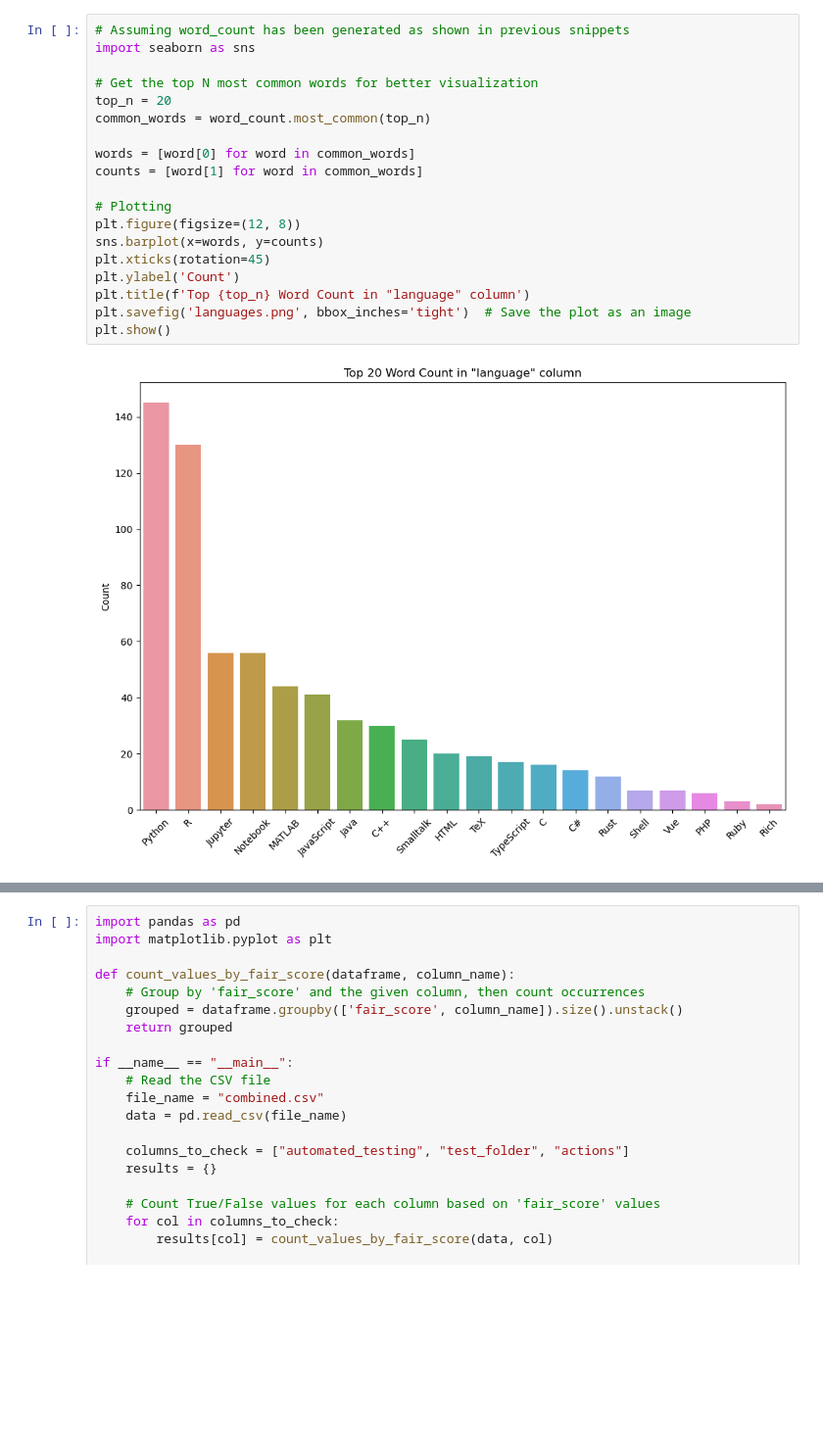
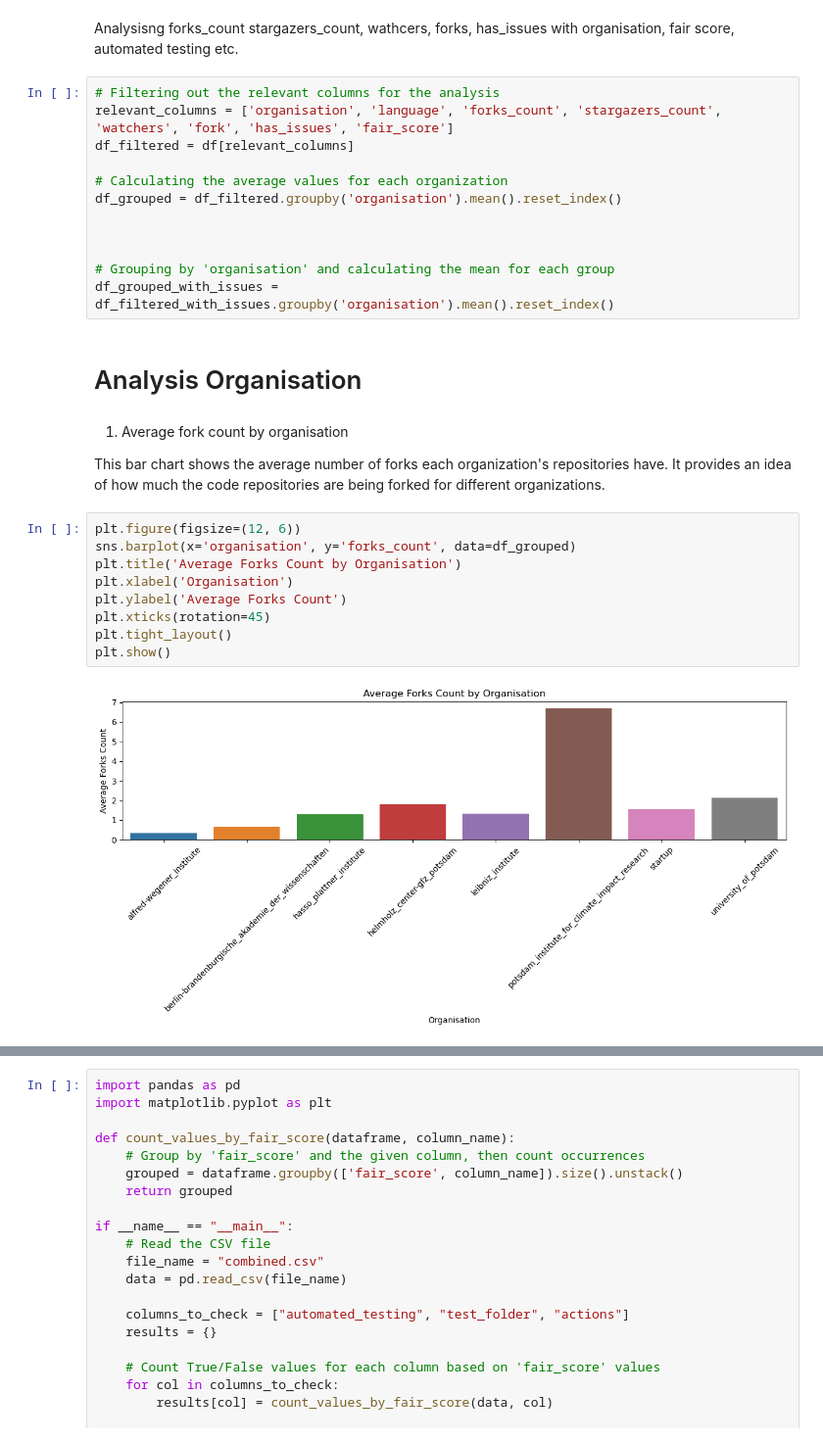
Before and after one commit to Software-Engineering-Group-UP/FAIR-test, a Jupyter notebook: Data_Collection/results/analysis_potsdam.ipynb, the cells around one changed output, grey strips where cells are left out. Shown at 98% size. Saved outputs shown, nothing was run; the diff lists cells and outputs as text; blank space fills up the shorter version.

Commit message:
Analysis of contributors, stars, forks, stargazers, watchers has_issues, fork coun with organisation, fair_score and languages

```diff
--- a/Data_Collection/results/analysis_potsdam.ipynb
+++ b/Data_Collection/results/analysis_potsdam.ipynb
@@ -39,21 +50,31 @@ Counter({'Python': 145, 'R': 130, 'Jupyter': 56, 'Notebook': 56, 'MATLAB': 44, '
+# %% [markdown]
+Analysisng forks_count stargazers_count, wathcers, forks, has_issues with organisation, fair score, automated testing etc.
 # %%
-# Assuming word_count has been generated as shown in previous snippets
-import seaborn as sns
+# Filtering out the relevant columns for the analysis
+relevant_columns = ['organisation', 'language', 'forks_count', 'stargazers_count', 'watchers', 'fork', 'has_issues', 'fair_score']
+df_filtered = df[relevant_columns]
 
-# Get the top N most common words for better visualization
-top_n = 20
-common_words = word_count.most_common(top_n)
+# Calculating the average values for each organization
+df_grouped = df_filtered.groupby('organisation').mean().reset_index()
 
-words = [word[0] for word in common_words]
-counts = [word[1] for word in common_words]
 
-# Plotting
-plt.figure(figsize=(12, 8))
-sns.barplot(x=words, y=counts)
-plt.xticks(rotation=45)
-plt.ylabel('Count')
-plt.title(f'Top {top_n} Word Count in "language" column')
-plt.savefig('languages.png', bbox_inches='tight')  # Save the plot as an image
-plt.show()
+
+# Grouping by 'organisation' and calculating the mean for each group
+df_grouped_with_issues = df_filtered_with_issues.groupby('organisation').mean().reset_index()
-# %% [output]
-[figure, removed]
+# %% [markdown]
+# Analysis Organisation
+# %% [markdown]
+1. Average fork count by organisation
+
+This bar chart shows the average number of forks each organization's repositories have. It provides an idea of how much the code repositories are being forked for different organizations.
+# %%
+plt.figure(figsize=(12, 6))
+sns.barplot(x='organisation', y='forks_count', data=df_grouped)
+plt.title('Average Forks Count by Organisation')
+plt.xlabel('Organisation')
+plt.ylabel('Average Forks Count')
+plt.xticks(rotation=45)
+plt.tight_layout()
+plt.show()
+# %% [output]
+[figure, added]
```
Also changed, not shown: parts of 40 cells of this notebook, 1 other file.
